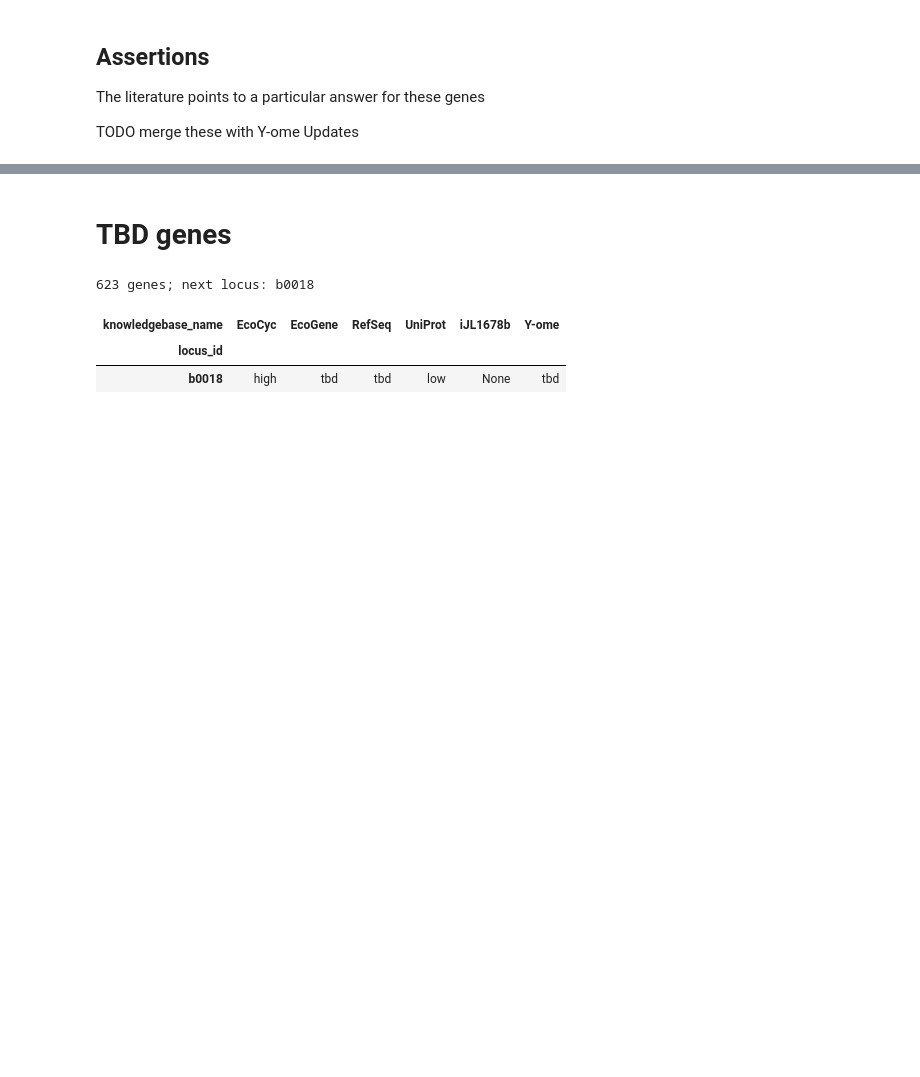
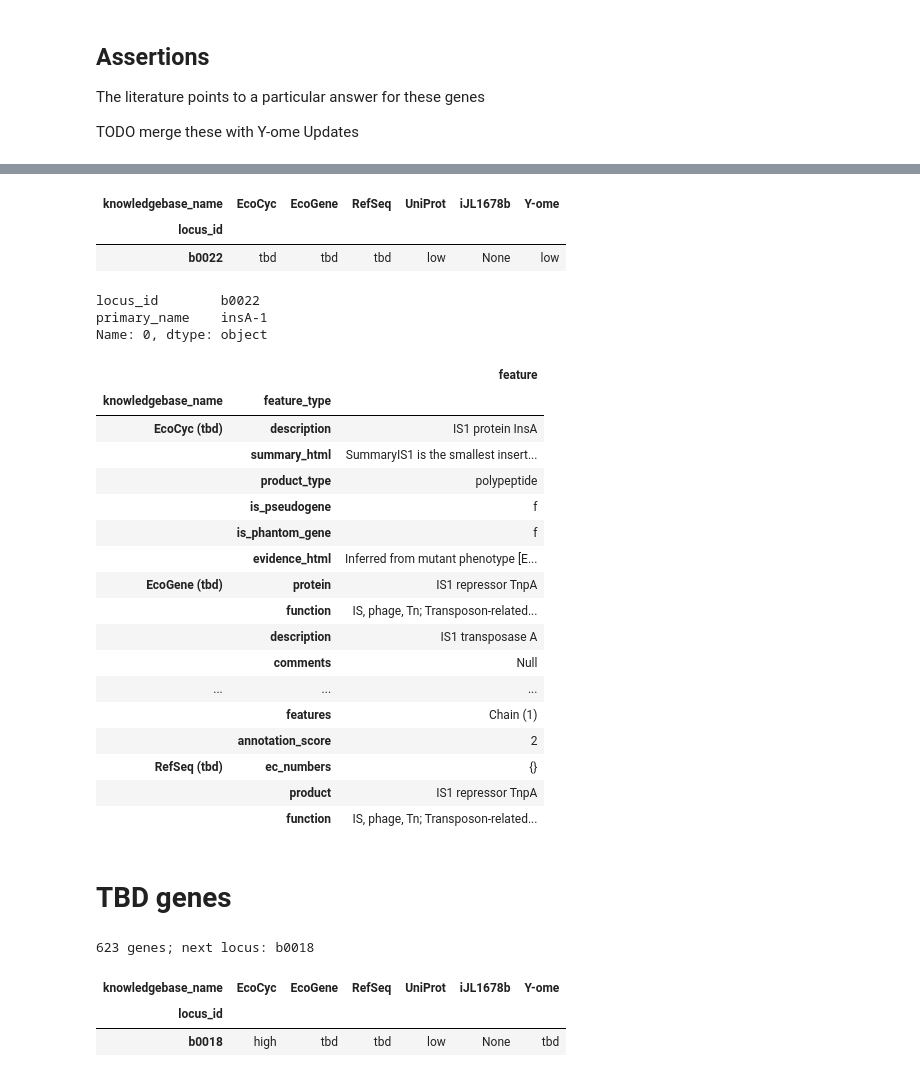
Before and after one commit to zakandrewking/y-ome, a Jupyter notebook: notebooks/17..12.06 Categories.ipynb, the cells around one changed output, grey strips where cells are left out. Saved outputs shown, nothing was run; the diff lists cells and outputs as text; code cells hidden in the pictures; blank space fills up the shorter version.

```diff
--- a/notebooks/17..12.06 Categories.ipynb
+++ b/notebooks/17..12.06 Categories.ipynb
@@ -296,3 +239,37 @@ kbases_unstacked[kbases_unstacked.apply(check_for_row, axis=1)]
+# %%
+# print an incorrect assertions
+def check_for_row(row):
+    return any(row.name == locus_tag and row['Y-ome'] != val and row['Y-ome'] != 'tbd' and val != 'read'
+               for locus_tag, val in assertions.new_annotation_quality.iteritems())
+kbases_unstacked[kbases_unstacked.apply(check_for_row, axis=1)]
+# %% [output]
+| knowledgebase_name | EcoCyc | EcoGene | RefSeq | UniProt | iJL1678b | Y-ome |
+| locus_id |  |  |  |  |  |  |
+| b0022 | tbd | tbd | tbd | low | None | low |
+# %%
+report('b0022')
+# %% [output]
+locus_id        b0022
+primary_name    insA-1
+Name: 0, dtype: object
+|  |  | feature |
+| knowledgebase_name | feature_type |  |
+| EcoCyc (tbd) | description | IS1 protein InsA |
+|  | summary_html | SummaryIS1 is the smallest insert... |
+|  | product_type | polypeptide |
+|  | is_pseudogene | f |
+|  | is_phantom_gene | f |
+|  | evidence_html | Inferred from mutant phenotype [E... |
+| EcoGene (tbd) | protein | IS1 repressor TnpA |
+|  | function | IS, phage, Tn; Transposon-related... |
+|  | description | IS1 transposase A |
+|  | comments | Null |
+| ... | ... | ... |
+|  | features | Chain (1) |
+|  | annotation_score | 2 |
+| RefSeq (tbd) | ec_numbers | {} |
+|  | product | IS1 repressor TnpA |
+|  | function | IS, phage, Tn; Transposon-related... |
 # %% [markdown]
 # TBD genes
 # %%
```
Also changed, not shown: parts of 7 cells of this notebook, 1 other file.
